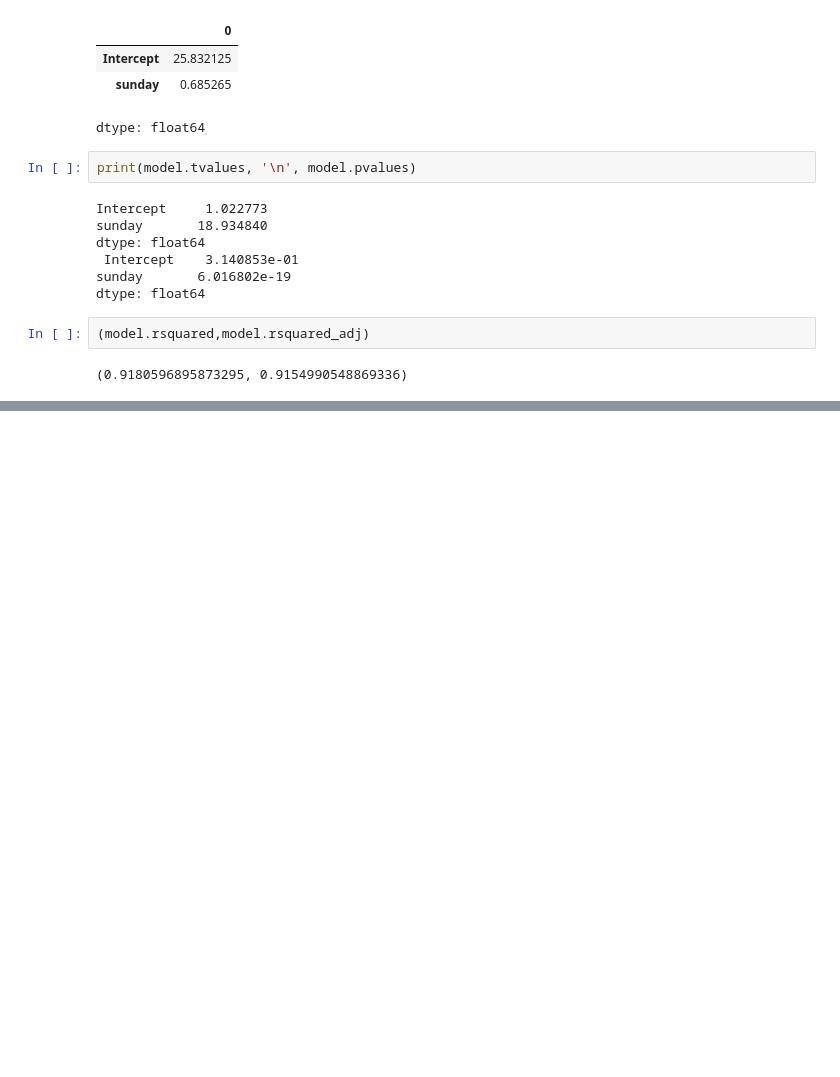
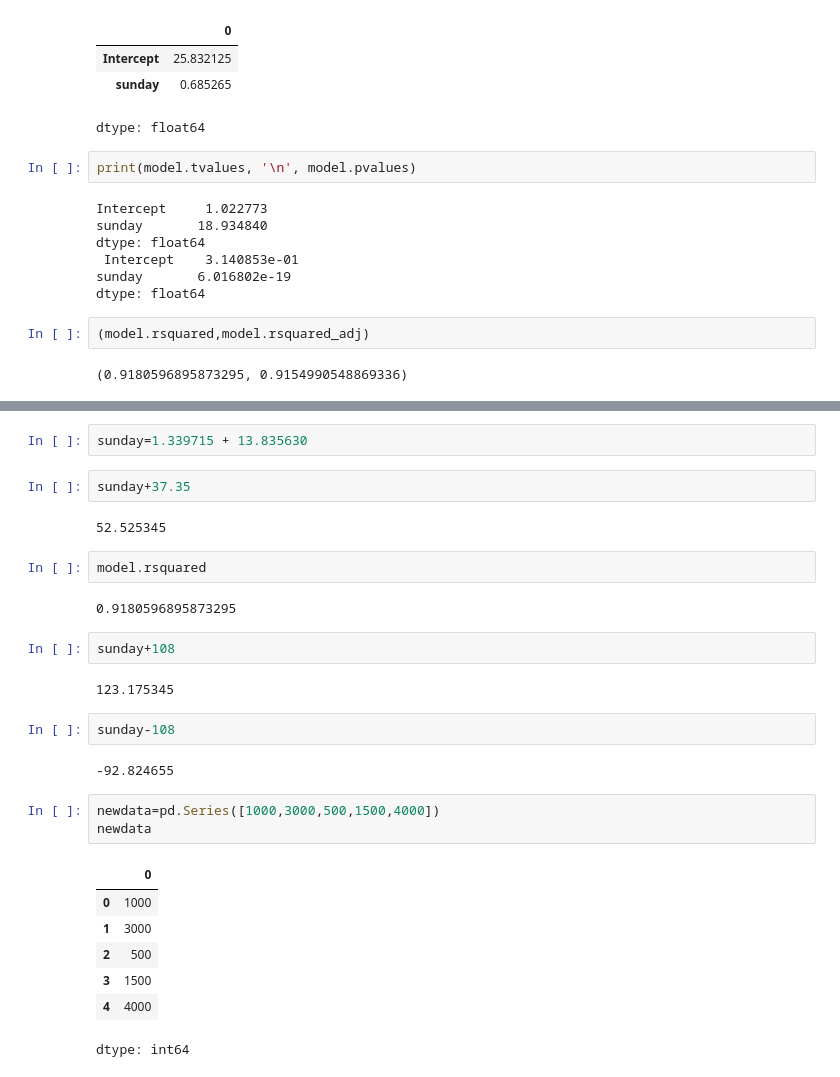
Before and after one commit to ChetanGoud77/AD-PYTHON, a Jupyter notebook: DAY_18.ipynb, the cells around one changed output, grey strips where cells are left out. Drawn from its saved outputs; the diff is of its cells as text; blank space fills up the shorter version.

```diff
--- a/DAY_18.ipynb
+++ b/DAY_18.ipynb
@@ -167,0 +147,29 @@ dtype: float64
+# %%
+sunday=1.339715 + 13.835630
+# %%
+sunday+37.35
+# %% [output]
+52.525345
+# %%
+model.rsquared
+# %% [output]
+0.9180596895873295
+# %%
+sunday+108
+# %% [output]
+123.175345
+# %%
+sunday-108
+# %% [output]
+-92.824655
+# %%
+newdata=pd.Series([1000,3000,500,1500,4000])
+newdata
+# %% [output]
+|  | 0 |
+| 0 | 1000 |
+| 1 | 3000 |
+| 2 | 500 |
+| 3 | 1500 |
+| 4 | 4000 |
+dtype: int64
```
Also changed, not shown: parts of 15 cells of this notebook.
